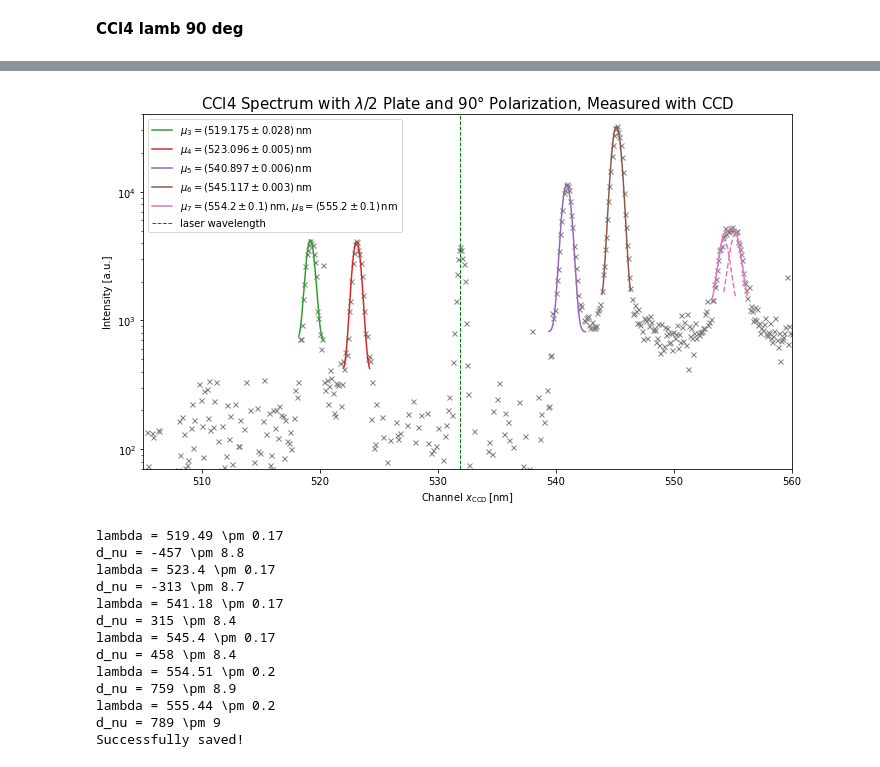
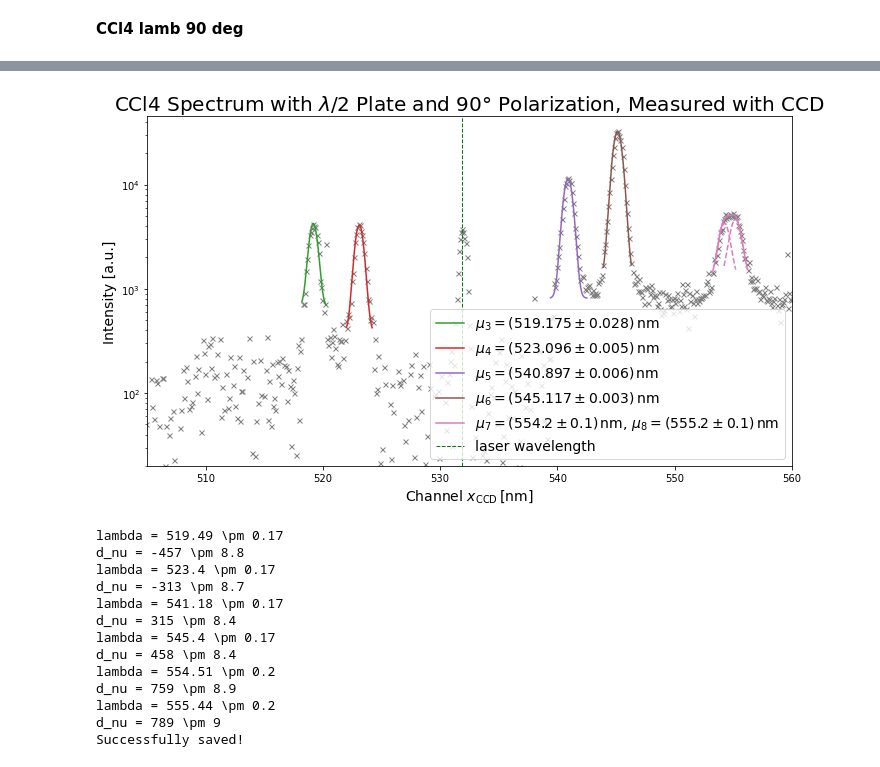
Before and after one commit to nicolaigoelz/Raman, a Jupyter notebook: CCD_Probe_Spectra.ipynb, the cells around one changed output, grey strips where cells are left out. Saved outputs shown, nothing was run; the diff lists cells and outputs as text; code cells hidden in the pictures.

```diff
--- a/CCD_Probe_Spectra.ipynb
+++ b/CCD_Probe_Spectra.ipynb
@@ -232,7 +236,7 @@ ax.plot(df_CCl4['Channel'], y_counts, marker = 'x', lw=0, ms = 5, color = 'grey'
 coefficients = np.zeros((6, 7))
 covariance = np.zeros((6, 7, 7))
 
-a = [[820, 852], [910, 930], [950, 965], [1125, 1155], [1179, 1200], [1270, 1320]]
+a = [[820, 852], [910, 930], [950, 965], [1125, 1155], [1170, 1210], [1270, 1320]]
 p0s = [[1000, 510.1, 1, 0], [5000, 519, 1, 0], [30000, 525, 1, 0],
        [60000, 541, 1, 0], [20000, 545, 1, 0], [20000, 554.3, 1, 20000, 555.3, 1, 0]]
 xaxis = [np.linspace(509, 512.5, 1001), np.linspace(518.2, 520.3, 1001), np.linspace(522, 524.2, 1001),
@@ -291,16 +295,16 @@ if fit5:
 
 ax.set_xlabel(r'Channel $x_\mathrm{CCD}\,$[nm]')
 ax.set_ylabel(r'Intensity [a.u.]')
-ax.set_title(r'CCl4 Spectrum with $\lambda/2$ Plate, Measured with CCD', size=15)
+ax.set_title(r'CCl4 Spectrum with $\lambda/2$ Plate, Measured with CCD')
 ax.axvline(531.8180, ls='--', color = 'green', label=r'laser wavelength', lw=1)
 ax.legend()
 ax.set_xlim([505, 560])
 # ax.set_xlim([542, 550])  # second peak
 # ax.set_xlim([575, 580])
 ax.set_yscale('log')
-ax.set_ylim([70, 60000])
+ax.set_ylim([70, 80000])
 plt.tight_layout()
-# plt.savefig('Figures/CCD_CCl4_Spectrum_lamb.pdf', dpi=800)
+plt.savefig('FiguresCCD/CCl4_Spectrum_lamb.pdf', dpi=800)
 plt.show()
 # %% [output]
 [1.23937316e+04 5.19147756e+02 3.76791092e-01 1.44235632e+03] [1.95937715e+02 4.32729140e-03 8.62106115e-03 1.95433517e+02]
@@ -334,7 +338,7 @@ file_CCl4 = 'CCD/CCl4_spectrum_0deg.txt'
 df_CCl4 = pd.read_csv(file_CCl4, skiprows=17, skipfooter=1, sep='\t',
                       names=['Channel', 'Counts'], decimal=',', engine='python')
 # %%
-I_0 = np.zeros((5,4))
+I_0 = np.zeros((6,4))
 
 fig, ax = plt.subplots(figsize = (10,6))
 y_counts = df_CCl4['Counts'] # - df_back['Counts']
@@ -349,7 +353,7 @@ xaxis = [np.linspace(509, 512.5, 1001), np.linspace(518.2, 520.3, 1001), np.lins
          np.linspace(539.4, 542.5, 1001), np.linspace(543.9,546.3,1001), np.linspace(553.2, 556.2, 1001)]
 colors = ['C1', 'C2', 'C3', 'C4', 'C5', 'C6']
 
-vlines = True
+vlines = 0
 
 fit1=False
 fit1_doppel=False
@@ -399,8 +403,8 @@ for i in range(1,5):
     ax.plot(xaxis[i], function(xaxis[i], *params), color=colors[i], label = r'$\mu_{} = ({:.3f} \pm {:.3f})\,$nm'.format(i+2, params[1], np.sqrt(cov[1,1])))
 
 i=5
-ax.axvline(df_CCl4['Channel'][a[i][0]], color=colors[i], ls='--', lw=1)
-ax.axvline(df_CCl4['Channel'][a[i][1]], color=colors[i], ls='--', lw=1)
+#ax.axvline(df_CCl4['Channel'][a[i][0]], color=colors[i], ls='--', lw=1)
+#ax.axvline(df_CCl4['Channel'][a[i][1]], color=colors[i], ls='--', lw=1)
 fit5=True
 if fit5:
     i = 5
@@ -421,17 +425,19 @@ if fit5:
 
 ax.set_xlabel(r'Channel $x_\mathrm{CCD}\,$[nm]')
 ax.set_ylabel(r'Intensity [a.u.]')
-ax.set_title(r'CCl4 Spectrum with $0\degree$ Polarization, Measured with CCD', size=15)
+ax.set_title(r'CCl4 Spectrum with $0\degree$ Polarization, Measured with CCD')
 ax.axvline(531.8180, ls='--', color = 'green', label=r'laser wavelength', lw=1)
 ax.legend()
 ax.set_xlim([505, 560])
 # ax.set_xlim([542, 550])  # second peak
 # ax.set_xlim([500, 520])
 ax.set_yscale('log')
-ax.set_ylim([70, 12000])
+ax.set_ylim([20, 12000])
 plt.tight_layout()
-# plt.savefig('Figures/CCD_CCl4_Spectrum_0deg.pdf', dpi=800)
+plt.savefig('FiguresCCD/CCl4_Spectrum_0deg.pdf', dpi=800)
 plt.show()
-I_0[:,0], I_0[:,2] = coefficients[1:,0], coefficients[1:,1]
-I_0[:,1], I_0[:,3] = np.sqrt(covariance[1:,0,0]), np.sqrt(covariance[1:,1,1])
+I_0[:5,0], I_0[:5,2] = coefficients[1:,0], coefficients[1:,1]
+I_0[:5,1], I_0[:5,3] = np.sqrt(covariance[1:,0,0]), np.sqrt(covariance[1:,1,1])
+I_0[5,0], I_0[5,2] = coefficients[5,3], coefficients[5,4]
+I_0[5,1], I_0[5,3] = np.sqrt(covariance[5,3,3]), np.sqrt(covariance[5,4,4])
 # %% [output]
@@ -750,7 +740,7 @@ file_CCl4 = 'CCD/CCl4_spectrum_lamb_90deg.txt'
 df_CCl4 = pd.read_csv(file_CCl4, skiprows=17, skipfooter=1, sep='\t',
                       names=['Channel', 'Counts'], decimal=',', engine='python')
 # %%
-I_lamb90 = np.zeros((5,4))
+I_lamb90 = np.zeros((6,4))
 fig, ax = plt.subplots(figsize = (10,6))
 y_counts = df_CCl4['Counts'] # - df_back['Counts']
 ax.plot(df_CCl4['Channel'], y_counts, marker = 'x', lw=0, ms = 5, color = 'grey')
@@ -834,18 +824,20 @@ if fit5:
 
 ax.set_xlabel(r'Channel $x_\mathrm{CCD}\,$[nm]')
 ax.set_ylabel(r'Intensity [a.u.]')
-ax.set_title(r'CCl4 Spectrum with $\lambda/2$ Plate and $90\degree$ Polarization, Measured with CCD', size=15)
+ax.set_title(r'CCl4 Spectrum with $\lambda/2$ Plate and $90\degree$ Polarization, Measured with CCD')
 ax.axvline(531.8180, ls='--', color = 'green', label=r'laser wavelength', lw=1)
 ax.legend()
 ax.set_xlim([505, 560])
 # ax.set_xlim([542, 550])  # second peak
 # ax.set_xlim([550, 560])
 ax.set_yscale('log')
-ax.set_ylim([70, 40000])
+ax.set_ylim([20, 45000])
 plt.tight_layout()
-# plt.savefig('Figures/CCD_CCl4_Spectrum_lamb_90deg.pdf', dpi=800)
+plt.savefig('FiguresCCD/CCl4_Spectrum_lamb_90deg.pdf', dpi=800)
 plt.show()
 
-I_lamb90[:,0], I_lamb90[:,2] = coefficients[1:,0], coefficients[1:,1]
-I_lamb90[:,1], I_lamb90[:,3] = np.sqrt(covariance[1:,0,0]), np.sqrt(covariance[1:,1,1])
+I_lamb90[:5,0], I_lamb90[:5,2] = coefficients[1:,0], coefficients[1:,1]
+I_lamb90[:5,1], I_lamb90[:5,3] = np.sqrt(covariance[1:,0,0]), np.sqrt(covariance[1:,1,1])
+I_lamb90[5,0], I_lamb90[5,2] = coefficients[5,3], coefficients[5,4]
+I_lamb90[5,1], I_lamb90[5,3] = np.sqrt(covariance[5,3,3]), np.sqrt(covariance[5,4,4])
 # %% [output]
@@ -856,4 +848,4 @@ I_lamb90[:,1], I_lamb90[:,3] = np.sqrt(covariance[1:,0,0]), np.sqrt(covariance[1
-[figure, old version]
+[figure, new version]
 # %%
 spectrum = 'CCl4_lamb_90deg'
 save_params(spectrum, coefficients, covariance)
```
Also changed, not shown: parts of 21 cells of this notebook, 7 other files.
